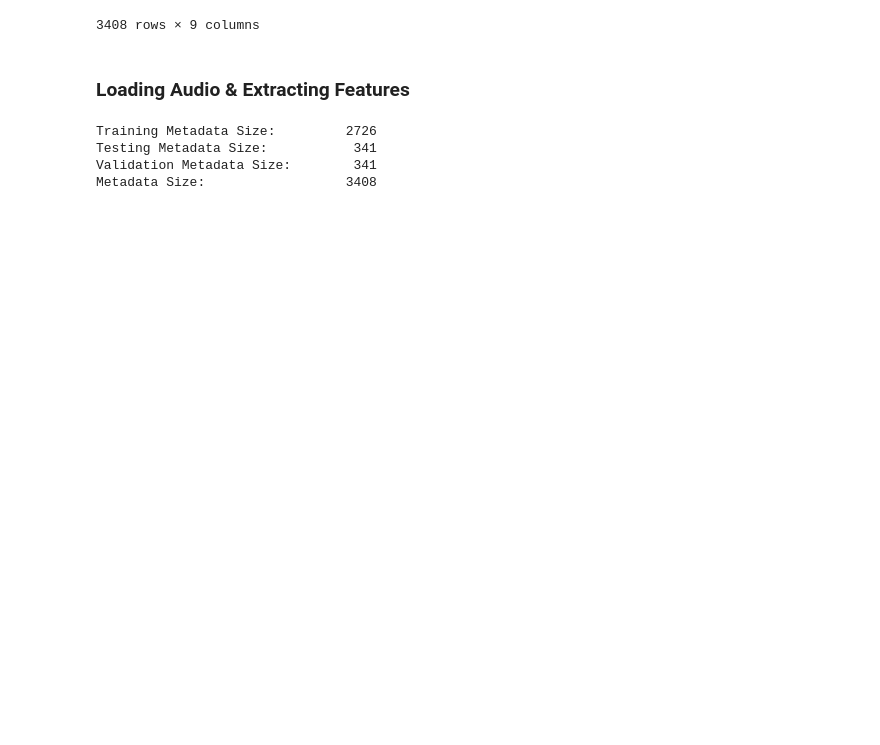
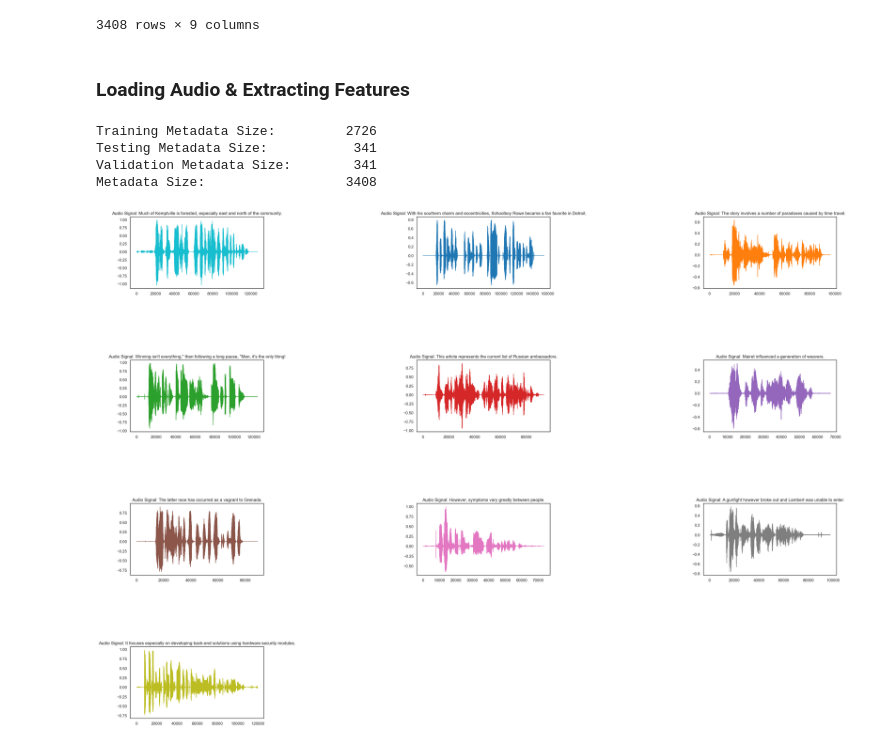
Before and after one commit to Coder-Harshit/AI-ML_workbook, a Jupyter notebook: AutomaticSpeechRecognition/main.ipynb, the cells around one changed output. Cells and saved outputs as stored; diff of their text form; code cells hidden in the pictures; blank space fills up the shorter version.

Commit message:
audio wave representation
used mistral ai for matplotlib task

```diff
--- a/AutomaticSpeechRecognition/main.ipynb
+++ b/AutomaticSpeechRecognition/main.ipynb
@@ -160,6 +160,15 @@ Removing completely NULL columns
 import librosa
 import matplotlib as plt
 import numpy as np
+# %%
+import IPython.display as ipd
+import seaborn as sns
+from itertools import cycle
+import matplotlib.pyplot as plt
+
+sns.set_theme(style="white", palette=None)
+color_pal = plt.rcParams["axes.prop_cycle"].by_key()["color"]
+color_cycle = cycle(plt.rcParams['axes.prop_cycle'].by_key()['color'])
 # %%
 def normalize_audio(audio_file):
     return librosa.util.normalize(audio_file)
@@ -185,10 +194,6 @@ def mel_spectrogram(audio_file, sample_rate=16000):
     # coverting it to decibels
     spec_db = librosa.power_to_db(spec, ref=np.max)
     display_spec(spec_db)
-# %%
-for audio_path, row in metadata.iterrows():
-    transcript = row['sentence']
-    audio = load_audio(dataset_path / 'en' / 'clips' / audio_path)
 # %%
 from sklearn.model_selection import train_test_split
 training_metadata, test_and_val_metadata = train_test_split(metadata, test_size=0.2, random_state=42)
@@ -203,3 +208,26 @@ Training Metadata Size:         2726
 Testing Metadata Size:           341
 Validation Metadata Size:        341
 Metadata Size:                  3408
+# %%
+fig, axes = plt.subplots(nrows=4, ncols=3, figsize=(35, 25))
+axes = axes.flatten()  #for easy indexing
+
+x = 0
+for audio_path, row in training_metadata.iterrows():
+    transcript = row['sentence']
+    audio = load_audio(dataset_path / 'en' / 'clips' / audio_path)
+    axes[x].plot(audio, lw=1, color=next(color_cycle))
+    axes[x].set_title(f"Audio Signal: {transcript}")
+    x+=1
+    if x%10==0:
+        break
+
+
+# Hide any unused subplots
+for i in range(x, len(axes)):
+    fig.delaxes(axes[i])
+
+# Adjust the spacing between subplots
+plt.subplots_adjust(hspace=1,wspace=1.15)
+# %% [output]
+[figure, added]
```
